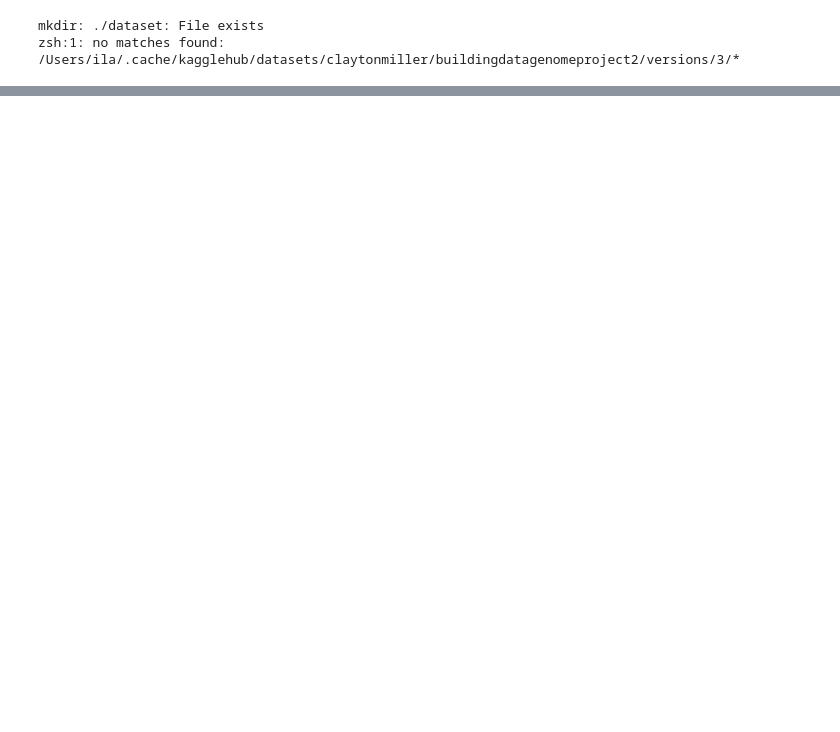
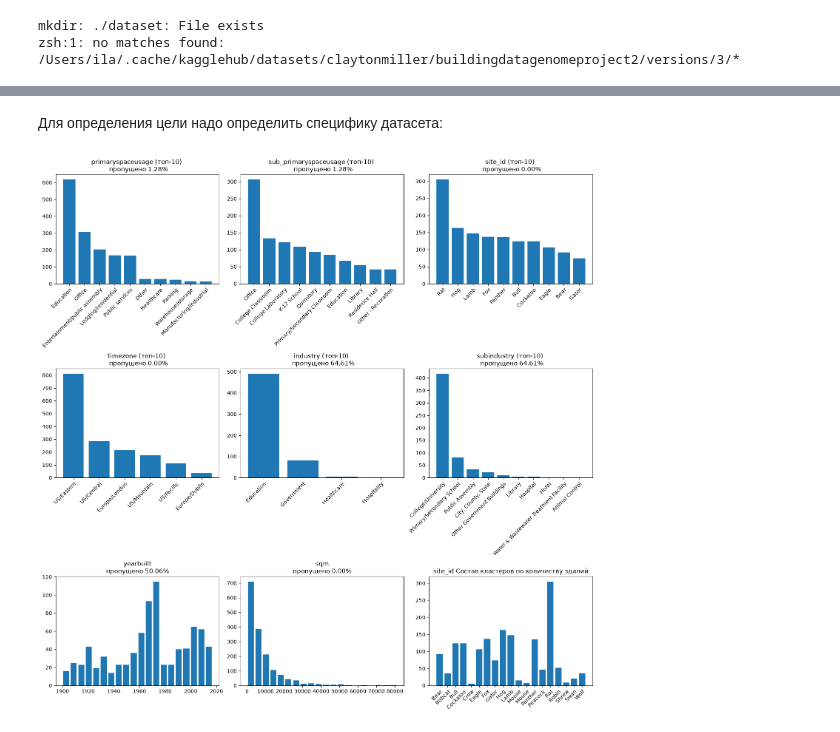
Before and after one commit to osintsevil-cloud/clasic_ml_project, a Jupyter notebook: just_for_fun.ipynb, the cells around one changed output, grey strips where cells are left out. Cells and saved outputs as stored; diff of their text form; code cells hidden in the pictures; blank space fills up the shorter version.

```diff
--- a/just_for_fun.ipynb
+++ b/just_for_fun.ipynb
@@ -79,0 +86,6 @@ Data columns (total 32 columns):
+# %%
+df = pd.read_csv(Path.cwd()/'data'/'metadata.csv')
+print( f"metadata.csv \n {df.shape} \n")
+for colum in df.columns:
+    print(f"{colum} отсутствует {(df.shape[0]-df[colum].count())*100/df.shape[0]:.2f}% \n ")
+    print(
@@ -79,0 +125,28 @@ Data columns (total 32 columns):
+# %% [markdown]
+Для определения цели надо определить специфику датасета:
+# %%
+bar_cols  = ['primaryspaceusage', 'sub_primaryspaceusage', 'site_id', 'timezone', 'industry', 'subindustry']
+hist_cols = ['yearbuilt', 'sqm']
+
+fig, axes = plt.subplots(3, 3, figsize=(15, 15), constrained_layout=True)
+cells = iter(axes.flat)
+
+for col in bar_cols:
+    ax, counts = next(cells), df[col].value_counts().head(10)
+    ax.bar(counts.index, counts.values)
+    plt.setp(ax.get_xticklabels(), rotation=45, ha='right', rotation_mode='anchor')
+    ax.set_title(f'{col} (топ-10) \n пропущено {df[col].isna().mean():.2%}')
+
+for col in hist_cols:
+    ax = next(cells)
+    ax.hist(df[col].dropna(), bins=20, rwidth=0.8)
+    ax.set_title(f'{col} \n пропущено {df[col].isna().mean():.2%}')
+
+buldings_in_site = df.groupby('site_id')['building_id'].count()
+axes[2, 2].bar(buldings_in_site.index, buldings_in_site.values)
+axes[2, 2].set_title(f'site_id Состав кластеров по количеству зданий')
+plt.setp(axes[2, 2].get_xticklabels(), rotation=45, ha='right', rotation_mode='anchor')
+
+plt.show()
+# %% [output]
+[figure, added]
```
Also changed, not shown: parts of 11 cells of this notebook.
